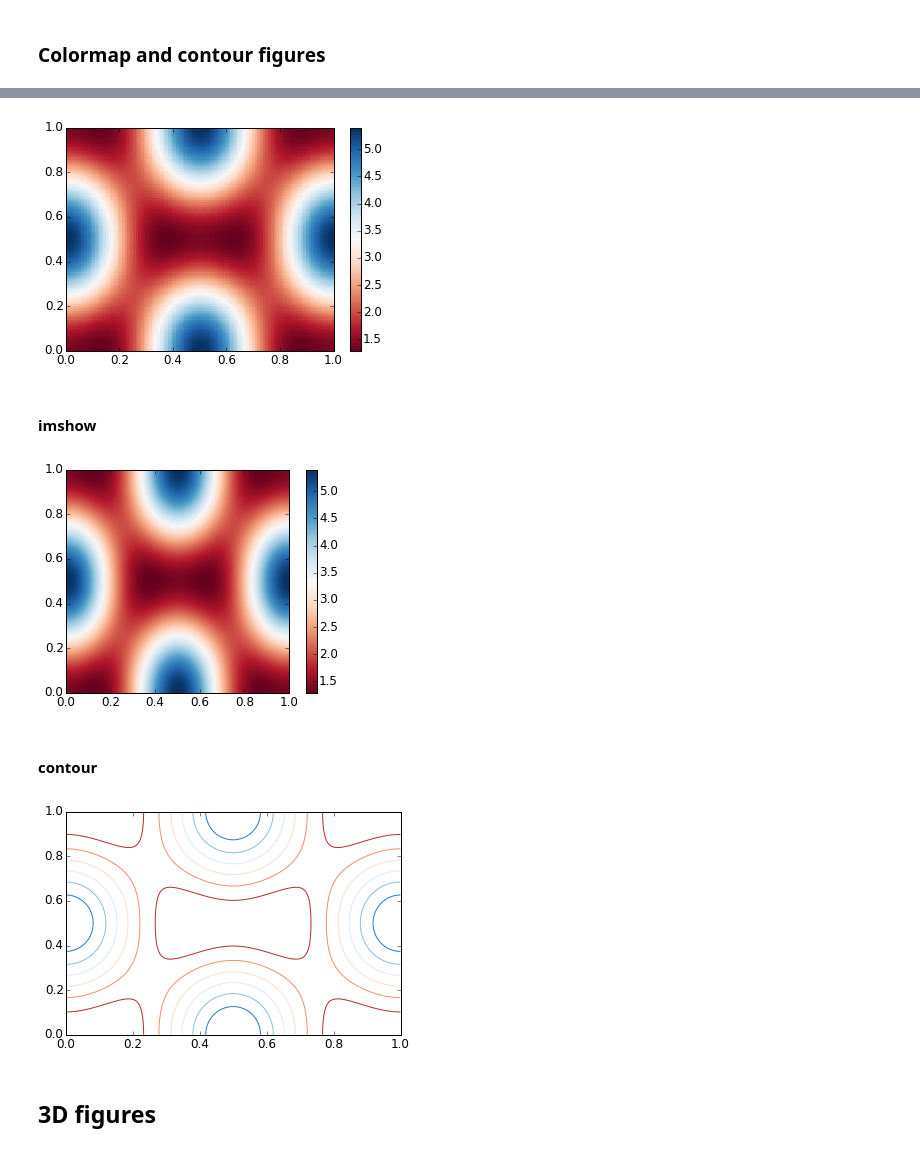
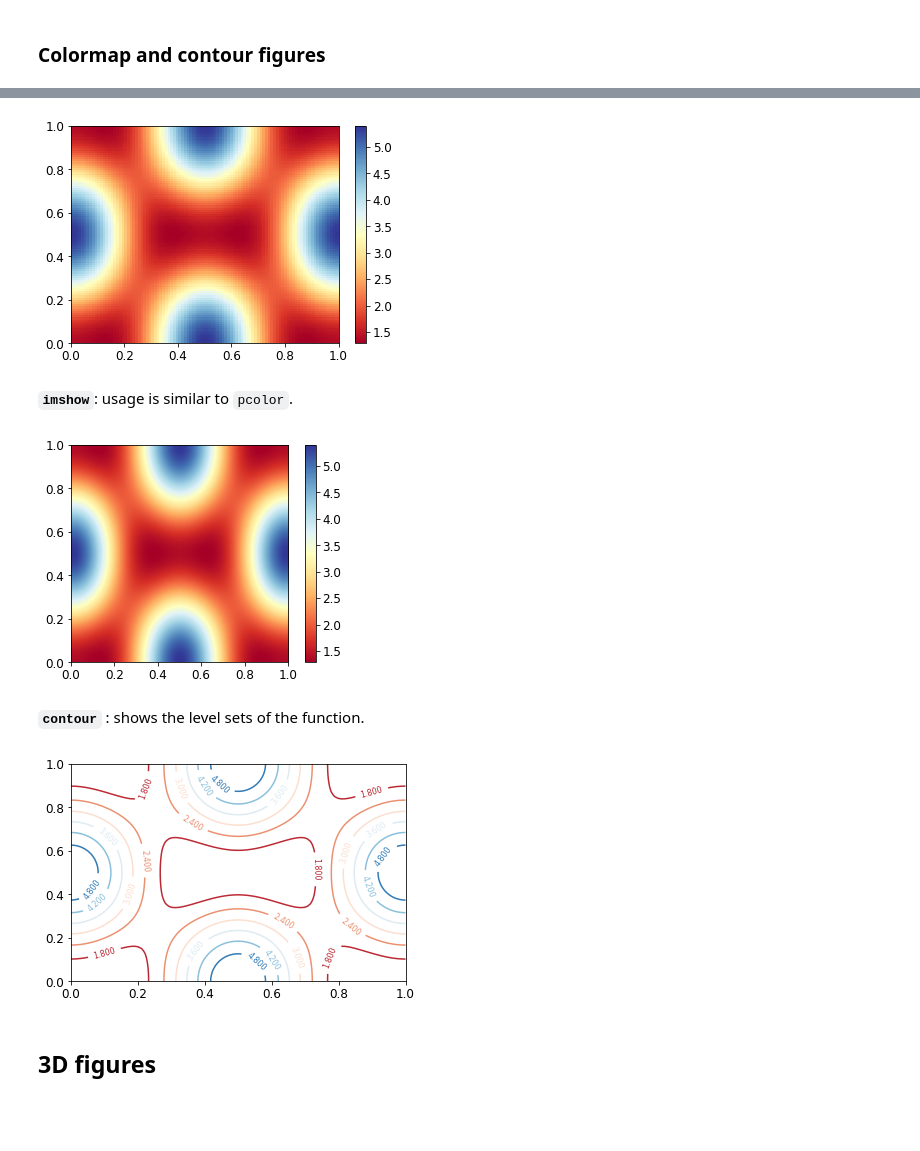
Before and after one commit to idsc-frazzoli/Control-Systems-I-2018, a Jupyter notebook: notebooks/Tutorial2_Matplotlib.ipynb, the cells around one changed output, grey strips where cells are left out. Cells and saved outputs as stored; diff of their text form; code cells hidden in the pictures; blank space fills up the shorter version.

Commit message:
complete review matplotlib, fixed animation encoding

```diff
--- a/notebooks/Tutorial2_Matplotlib.ipynb
+++ b/notebooks/Tutorial2_Matplotlib.ipynb
@@ -442,7 +458,7 @@ ax.yaxis.set_major_formatter(formatter)
 ### Axis number and axis label spacing
 # %%
 # distance between x and y axis and the numbers on the axes
-matplotlib.rcParams['xtick.major.pad'] = 5
+matplotlib.rcParams['xtick.major.pad'] = 15
 matplotlib.rcParams['ytick.major.pad'] = 5
 
 fig, ax = plt.subplots(1, 1)
@@ -454,7 +470,7 @@ ax.set_title("label and axis spacing")
 
 # padding between axis label and axis numbers
 ax.xaxis.labelpad = 5
-ax.yaxis.labelpad = 5
+ax.yaxis.labelpad = 20
 
 ax.set_xlabel("x")
 ax.set_ylabel("y");
@@ -691,29 +746,30 @@ Z = flux_qubit_potential(X, Y).T
 # %%
 fig, ax = plt.subplots()
 
-p = ax.pcolor(X/(2*np.pi), Y/(2*np.pi), Z, cmap=matplotlib.cm.RdBu, vmin=abs(Z).min(), vmax=abs(Z).max())
+p = ax.pcolor(X/(2*np.pi), Y/(2*np.pi), Z, cmap=matplotlib.cm.RdYlBu, vmin=abs(Z).min(), vmax=abs(Z).max())
 cb = fig.colorbar(p, ax=ax)
 # %% [output]
-[figure, old version]
+[figure, new version]
-# %% [markdown]
-#### imshow
+# %% [markdown]
+**`imshow`**: usage is similar to `pcolor`.
 # %%
 fig, ax = plt.subplots()
 
-im = ax.imshow(Z, cmap=matplotlib.cm.RdBu, vmin=abs(Z).min(), vmax=abs(Z).max(), extent=[0, 1, 0, 1])
+im = ax.imshow(Z, cmap=matplotlib.cm.RdYlBu, vmin=abs(Z).min(), vmax=abs(Z).max(), extent=[0, 1, 0, 1])
 im.set_interpolation('bilinear')
 
 cb = fig.colorbar(im, ax=ax)
 # %% [output]
-[figure, old version]
+[figure, new version]
-# %% [markdown]
-#### contour
+# %% [markdown]
+**`contour`** : shows the level sets of the function.
 # %%
 fig, ax = plt.subplots()
 
 cnt = ax.contour(Z, cmap=matplotlib.cm.RdBu, vmin=abs(Z).min(), vmax=abs(Z).max(), extent=[0, 1, 0, 1])
+lab = ax.clabel(cnt, inline=1, fontsize=8)
 # %% [output]
-[figure, old version]
+[figure, new version]
 # %% [markdown]
 ## 3D figures
 # %% [markdown]
```
Also changed, not shown: parts of 75 cells of this notebook, 1 other file.
